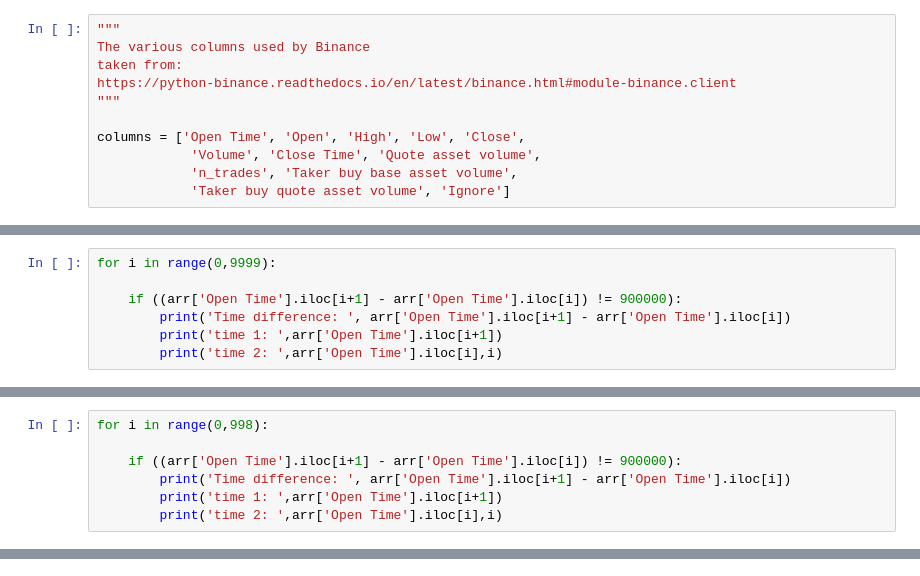
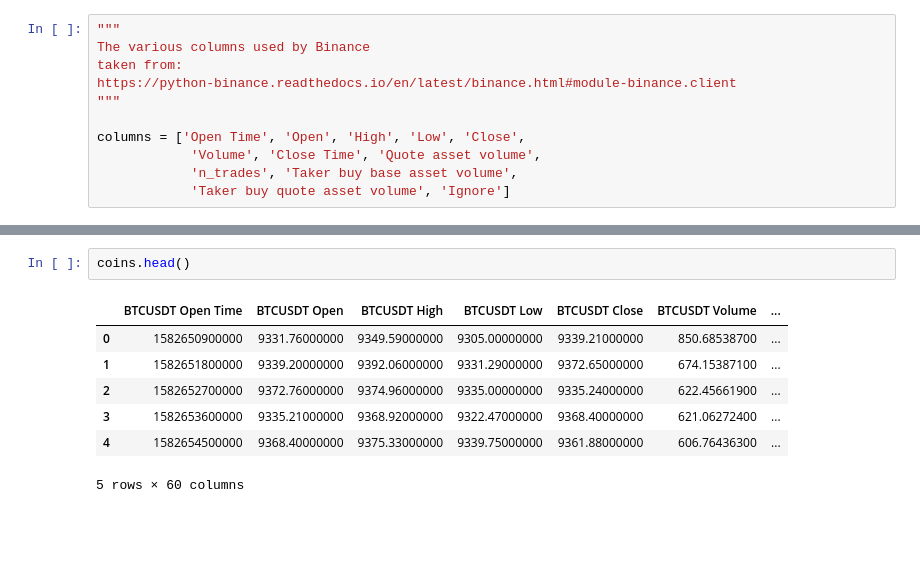
Before and after one commit to OhGreat/Machine-Learning, a Jupyter notebook: Tensorflow/Bitcoin/bitcoin_binance.ipynb, the cells around one changed output, grey strips where cells are left out. Cells and saved outputs as stored; diff of their text form; blank space fills up the shorter version.

```diff
--- a/Tensorflow/Bitcoin/bitcoin_binance.ipynb
+++ b/Tensorflow/Bitcoin/bitcoin_binance.ipynb
@@ -281,7 +25,0 @@ arr['Open Time'][500]
-# %%
-for i in range(0,9999):
-
-    if ((arr['Open Time'].iloc[i+1] - arr['Open Time'].iloc[i]) != 900000):
-        print('Time difference: ', arr['Open Time'].iloc[i+1] - arr['Open Time'].iloc[i])
-        print('time 1: ',arr['Open Time'].iloc[i+1])
-        print('time 2: ',arr['Open Time'].iloc[i],i)
@@ -339,7 +25,0 @@ memory usage: 93.8+ KB
-# %%
-for i in range(0,998):
-
-    if ((arr['Open Time'].iloc[i+1] - arr['Open Time'].iloc[i]) != 900000):
-        print('Time difference: ', arr['Open Time'].iloc[i+1] - arr['Open Time'].iloc[i])
-        print('time 1: ',arr['Open Time'].iloc[i+1])
-        print('time 2: ',arr['Open Time'].iloc[i],i)
@@ -349,0 +114,10 @@ df_end[ df_end['Open Time'].duplicated()]
+# %%
+coins.head()
+# %% [output]
+|  | BTCUSDT Open Time | BTCUSDT Open | BTCUSDT High | BTCUSDT Low | BTCUSDT Close | BTCUSDT Volume | ... |
+| 0 | 1582650900000 | 9331.76000000 | 9349.59000000 | 9305.00000000 | 9339.21000000 | 850.68538700 | ... |
+| 1 | 1582651800000 | 9339.20000000 | 9392.06000000 | 9331.29000000 | 9372.65000000 | 674.15387100 | ... |
+| 2 | 1582652700000 | 9372.76000000 | 9374.96000000 | 9335.00000000 | 9335.24000000 | 622.45661900 | ... |
+| 3 | 1582653600000 | 9335.21000000 | 9368.92000000 | 9322.47000000 | 9368.40000000 | 621.06272400 | ... |
+| 4 | 1582654500000 | 9368.40000000 | 9375.33000000 | 9339.75000000 | 9361.88000000 | 606.76436300 | ... |
+5 rows × 60 columns
```
Also changed, not shown: parts of 42 cells of this notebook.
